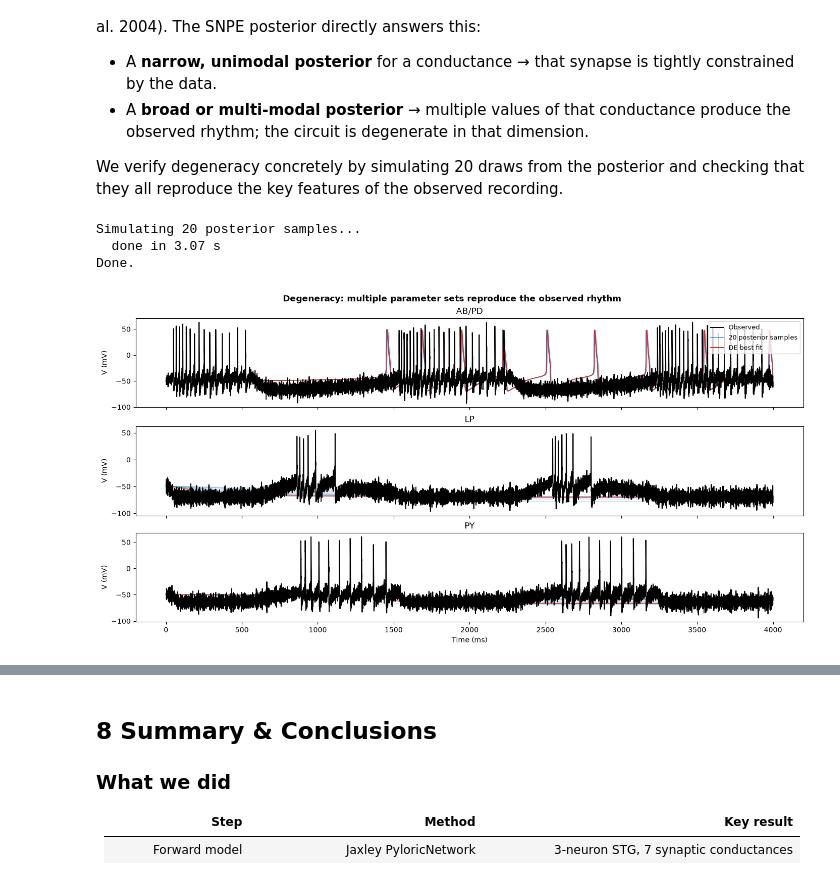
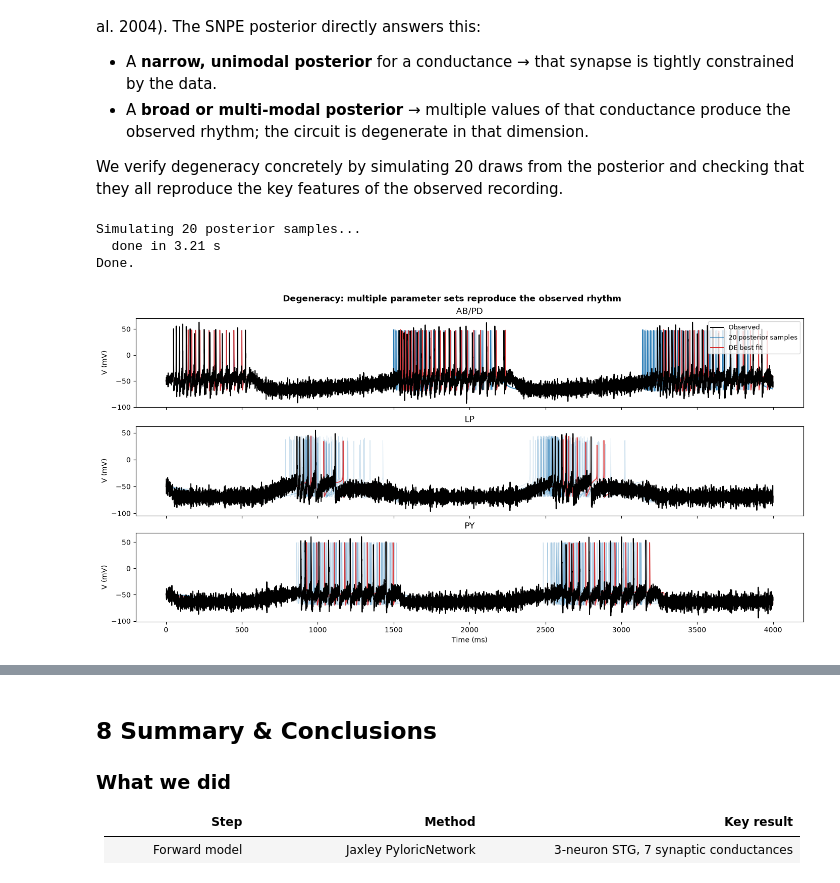
Before and after one commit to A-Potthoff/Neural_Data_Science_project, a Jupyter notebook: notebooks/main.ipynb, the cells around one changed output, grey strips where cells are left out. Drawn from its saved outputs; the diff is of its cells as text; code cells hidden in the pictures.

```diff
--- a/notebooks/main.ipynb
+++ b/notebooks/main.ipynb
@@ -543,6 +543,11 @@ fig, axs = plt.subplots(6, 1, figsize=(12, 10), sharex=True, layout='constrained
 
 cell_names = ['AB/PD', 'LP', 'PY']
 colors = {'obs': '#2b6a9e', 'sim': '#d95f02'}
+
+# v_best_de is at the simulator's dt=0.025 ms; subsample by the dt ratio (10x)
+# to match t_obs's dt=0.25 ms BEFORE truncating by length — slicing by raw index
+# count instead would silently keep only the first ~400 ms of a 4 s simulation.
+v_best_de_sub = v_best_de[:, ::10]
 
 for i, name in enumerate(cell_names):
     ax_obs = axs[i * 2]       # even rows: observed
@@ -558,8 +563,8 @@ for i, name in enumerate(cell_names):
     ax_obs.grid(True, axis='x', color='gray', alpha=0.2, linestyle='--')
 
     # Clip simulation to observation length (sim has one extra timestep)
-    n = min(len(t_obs), v_best_de.shape[1])
-    ax_sim.plot(t_obs[:n], v_best_de[i, :n], color=colors['sim'], lw=1.2)
+    n = min(len(t_obs), v_best_de_sub.shape[1])
+    ax_sim.plot(t_obs[:n], v_best_de_sub[i, :n], color=colors['sim'], lw=1.2)
     ax_sim.set_ylabel('V (mV)', fontsize=10)
     if i < 2:
         ax_sim.spines[['top', 'right', 'bottom']].set_visible(False)
@@ -715,10 +720,13 @@ print('\nSummary statistics comparison:')
 print(df_gd_cmp.to_string(index=False))
 
 fig, axs = plt.subplots(3, 1, figsize=(14, 6), sharex=True, layout='constrained')
-n_gd = min(len(t_obs), v_gd_best.shape[1])
+# Subsample dt=0.025 ms -> dt_obs=0.25 ms (stride 10) BEFORE truncating by length —
+# see the same fix applied to the DE best-fit trace above.
+v_gd_best_sub = v_gd_best[:, ::10]
+n_gd = min(len(t_obs), v_gd_best_sub.shape[1])
 for i, name in enumerate(['AB/PD', 'LP', 'PY']):
     axs[i].plot(t_obs, v_obs[i], color='k', lw=0.8, alpha=0.6, label='Observed')
-    axs[i].plot(t_obs[:n_gd], v_gd_best[i, :n_gd], color='C1', lw=0.9, alpha=0.9, label='GD best-fit')
+    axs[i].plot(t_obs[:n_gd], v_gd_best_sub[i, :n_gd], color='C1', lw=0.9, alpha=0.9, label='GD best-fit')
     axs[i].set_ylabel('V (mV)')
     axs[i].set_title(name)
 axs[-1].set_xlabel('t (ms)')
@@ -977,13 +985,17 @@ t0 = _time.time()
 v_verify_batch = np.array(sim_batch_fn(jnp.array(log10_g_verify)))
 print(f'  done in {_time.time() - t0:.2f} s')
 
-n_v = min(v_obs.shape[1], v_verify_batch.shape[2])
-v_verify_list = [v_verify_batch[k, :, :n_v] for k in range(N_VERIFY)]
+# Subsample dt=0.025 ms -> dt_obs=0.25 ms (stride 10) BEFORE truncating by length —
+# same fix as the DE/GD best-fit traces: slicing by raw index count instead would
+# silently keep only the first ~400 ms of each 4 s simulation.
+v_verify_sub = v_verify_batch[:, :, ::10]
+n_v = min(v_obs.shape[1], v_verify_sub.shape[2])
+v_verify_list = [v_verify_sub[k, :, :n_v] for k in range(N_VERIFY)]
 stats_verify  = summary_statistics_batch(v_verify_batch, dt=0.025)
 print('Done.')
 # %% [output]
 Simulating 20 posterior samples...
-  done in 3.07 s
+  done in 3.21 s
 Done.
 # %%
 # Overlay: observation (black) + 20 posterior samples (blue) + DE best (red)
@@ -991,40 +1003,44 @@ Done.
 # conductance values are direct evidence of degeneracy.
 fig, axs = plt.subplots(3, 1, figsize=(14, 7), sharex=True, layout='constrained')
 neuron_names = ['AB/PD', 'LP', 'PY']
+
+# v_verify_list above is already correctly subsampled to dt_obs; v_best_de itself
+# is still at dt=0.025 ms, so subsample it the same way here before plotting.
+v_best_de_sub = v_best_de[:, ::10]
 
 for i, name in enumerate(neuron_names):
     axs[i].plot(t_obs, v_obs[i], color='k', lw=1.4, zorder=5, label='Observed')
 
     # Posterior samples
     for v_k in v_verify_list:
         if v_k is not None:
             n = min(len(t_obs), v_k.shape[1])
             axs[i].plot(t_obs[:n], v_k[i, :n], color='C0', lw=0.5, alpha=0.25)
 
     # DE best solution
-    n_de = min(len(t_obs), v_best_de.shape[1])
-    axs[i].plot(t_obs[:n_de], v_best_de[i, :n_de],
+    n_de = min(len(t_obs), v_best_de_sub.shape[1])
+    axs[i].plot(t_obs[:n_de], v_best_de_sub[i, :n_de],
                color='C3', lw=1.2, alpha=0.9, zorder=4, label='DE best fit')
 
     axs[i].set_ylabel('V (mV)')
     axs[i].set_title(name)
 
 axs[-1].set_xlabel('Time (ms)')
 
 # Legend: proxy lines
 from matplotlib.lines import Line2D
 legend_handles = [
     Line2D([0], [0], color='k',  lw=1.4, label='Observed'),
     Line2D([0], [0], color='C0', lw=1.5, alpha=0.6, label=f'{N_VERIFY} posterior samples'),
     Line2D([0], [0], color='C3', lw=1.4, label='DE best fit'),
 ]
 axs[0].legend(handles=legend_handles, fontsize=9, loc='upper right')
 fig.suptitle('Degeneracy: multiple parameter sets reproduce the observed rhythm',
              fontsize=12, fontweight='bold')
 fig.savefig('fig_degeneracy_overlay.pdf', bbox_inches='tight')
 plt.show()
 # %% [output]
-[figure, old version]
+[figure, new version]
 # %%
 # Summary statistics: observed (red line) vs distribution over posterior samples
 # A histogram centred on the observed value confirms the posterior samples are
```
Also changed, not shown: parts of 10 cells of this notebook, 10 other files.
